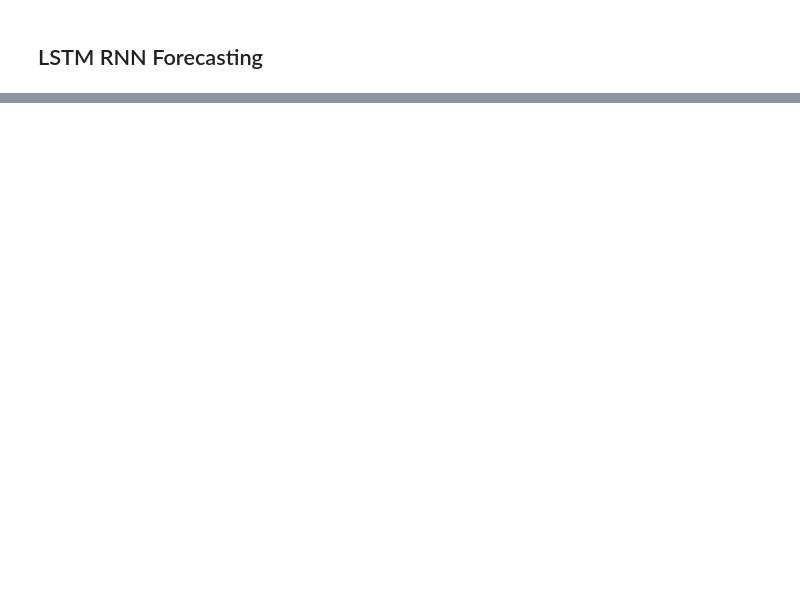
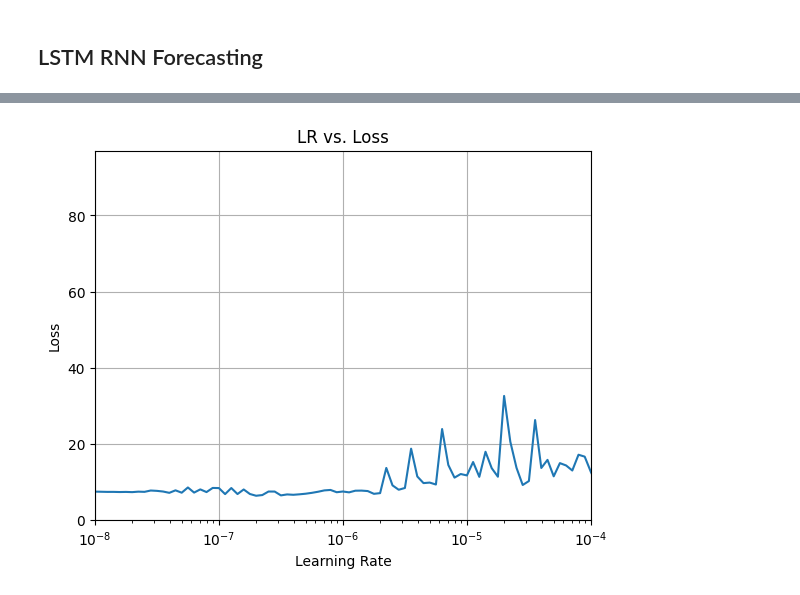
Before and after one commit to yjchen9596/tensorflow-for-deep-learning, a Jupyter notebook: l08c08_forecasting_with_lstm.ipynb, the cells around one changed output, grey strips where cells are left out. Drawn from its saved outputs; the diff is of its cells as text; code cells hidden in the pictures; blank space fills up the shorter version.

```diff
--- a/l08c08_forecasting_with_lstm.ipynb
+++ b/l08c08_forecasting_with_lstm.ipynb
@@ -155,0 +197,21 @@ model.fit(train_set, epochs=500,
+# %%
+losses = history.history["loss"]
+epochs = len(losses)
+lrs    = 1e-8 * (10 ** (np.arange(epochs) / 20))
+
+plt.semilogx(lrs, losses)
+plt.axis([1e-8, 1e-4, 0, max(losses)])
+plt.xlabel("Learning Rate")
+plt.ylabel("Loss")
+plt.title("LR vs. Loss")
+plt.grid(True)
+plt.show()
+
+# ────────────────────────────────────────────────────────────────────────────────
+# Learning-Rate Sweep Findings:
+# • Sweet spot: 1e-7 → 1e-6 (loss ≈ 8–9)
+# • LR <1e-7 → too slow (small updates → minimal loss decrease)
+# • LR >1e-6 → unstable/divergent (overshoots minima → loss spikes)
+# ────────────────────────────────────────────────────────────────────────────────
+# %% [output]
+[figure, added]
```
Also changed, not shown: parts of 11 cells of this notebook.
